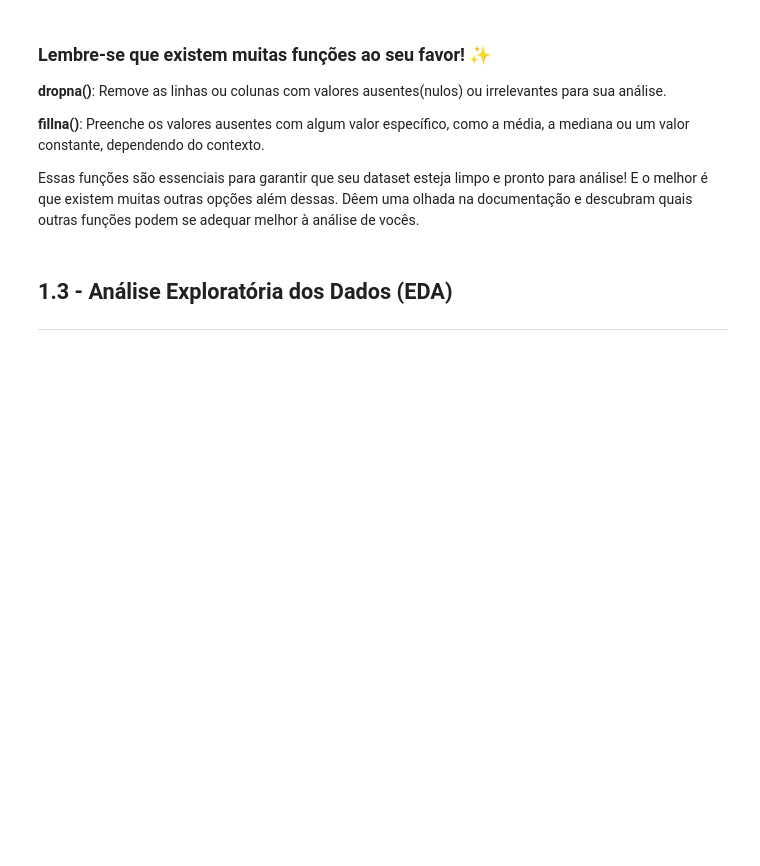
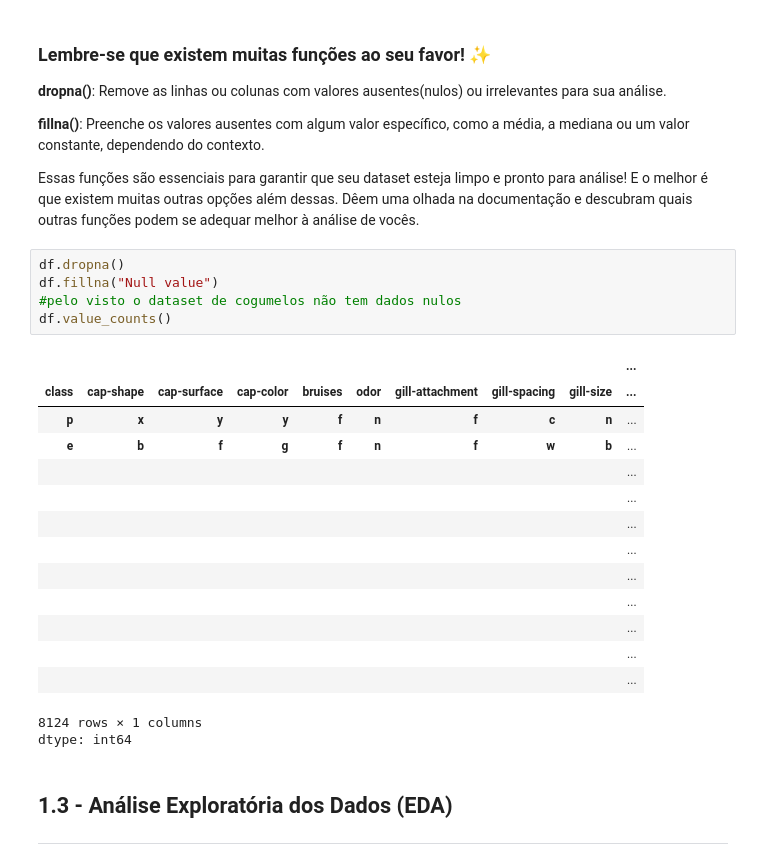
Before and after one commit to arthurcunha-software/Atividade-de-Analise-Exploratoria-de-Dados, a Jupyter notebook: notebook_EDA.ipynb, the cells around one changed output. Cells and saved outputs as stored; diff of their text form; blank space fills up the shorter version.

```diff
--- a/notebook_EDA.ipynb
+++ b/notebook_EDA.ipynb
@@ -99,6 +174,27 @@ Agora que temos uma visão geral dos dados, é hora de limpá-los! Remova incons
 **fillna()**: Preenche os valores ausentes com algum valor específico, como a média, a mediana ou um valor constante, dependendo do contexto.
 
 Essas funções são essenciais para garantir que seu dataset esteja limpo e pronto para análise! E o melhor é que existem muitas outras opções além dessas. Dêem uma olhada na documentação e descubram quais outras funções podem se adequar melhor à análise de vocês.
+# %%
+df.dropna()
+df.fillna("Null value")
+#pelo visto o dataset de cogumelos não tem dados nulos
+df.value_counts()
+# %% [output]
+|  |  |  |  |  |  |  |  |  | ... |
+| class | cap-shape | cap-surface | cap-color | bruises | odor | gill-attachment | gill-spacing | gill-size | ... |
+| p | x | y | y | f | n | f | c | n | ... |
+| e | b | f | g | f | n | f | w | b | ... |
+|  |  |  |  |  |  |  |  |  | ... |
+|  |  |  |  |  |  |  |  |  | ... |
+|  |  |  |  |  |  |  |  |  | ... |
+|  |  |  |  |  |  |  |  |  | ... |
+|  |  |  |  |  |  |  |  |  | ... |
+|  |  |  |  |  |  |  |  |  | ... |
+|  |  |  |  |  |  |  |  |  | ... |
+|  |  |  |  |  |  |  |  |  | ... |
+|  |  |  |  |  |  |  |  |  | ... |
+8124 rows × 1 columns
+dtype: int64
 # %% [markdown]
 ## 1.3 - Análise Exploratória dos Dados (EDA)
 
```
Also changed, not shown: parts of 15 cells of this notebook, 2 other files.
